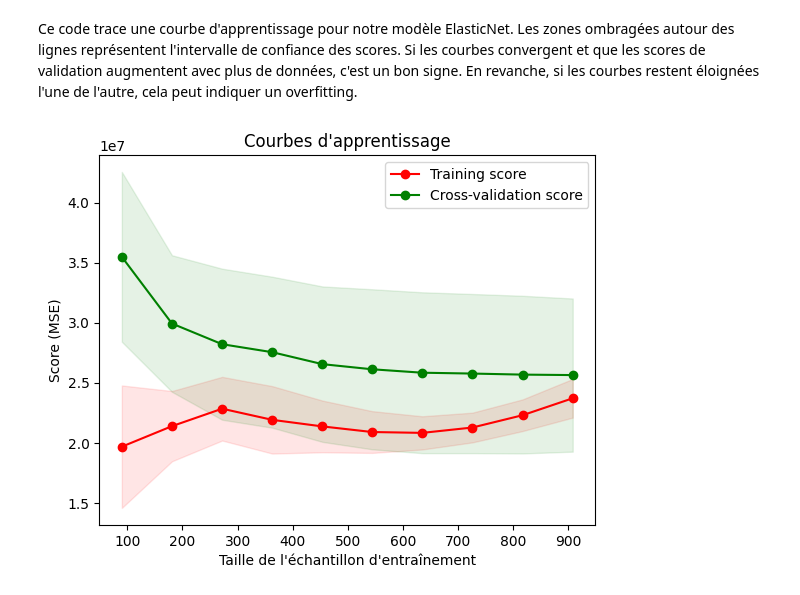
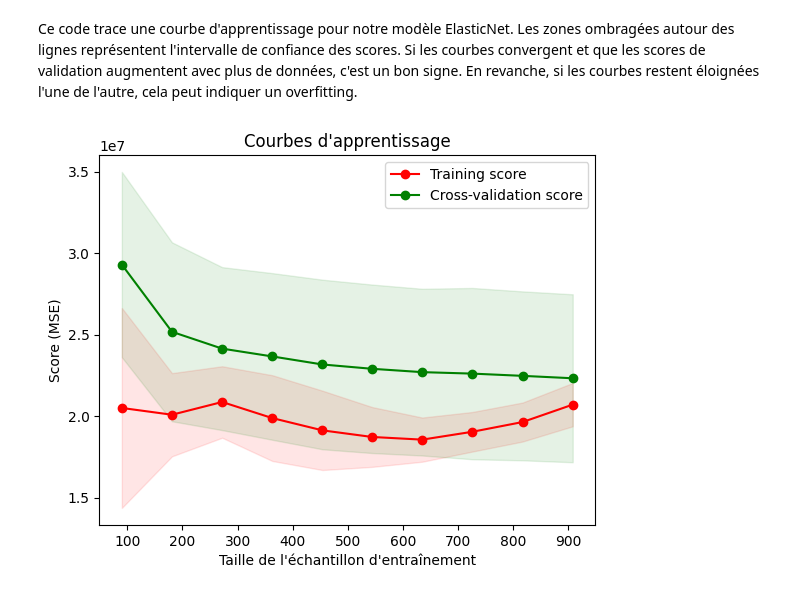
Before and after one commit to AntoineMLD/AssurePeopleUsa, a Jupyter notebook: modelisation.ipynb, the cells around one changed output. Drawn from its saved outputs; the diff is of its cells as text; code cells hidden in the pictures.

```diff
--- a/modelisation.ipynb
+++ b/modelisation.ipynb
@@ -325,32 +117,32 @@ import numpy as np
 import matplotlib.pyplot as plt
 
 # Définir les intervalles pour la taille de l'échantillon d'entraînement
 train_sizes = np.linspace(0.1, 1.0, 10)
 
 # Calculer les courbes d'apprentissage
 train_sizes, train_scores, validation_scores = learning_curve(
-    grid.best_estimator_, X_train, y_train, train_sizes=train_sizes, cv=5, scoring='neg_mean_squared_error'
+    bestModel.best_estimator_, X_train, y_train, train_sizes=train_sizes, cv=5, scoring='neg_mean_squared_error'
 )
 
 # Calculer la moyenne et l'écart-type des scores d'entraînement et de validation
 train_scores_mean = -train_scores.mean(axis=1)
 train_scores_std = train_scores.std(axis=1)
 validation_scores_mean = -validation_scores.mean(axis=1)
 validation_scores_std = validation_scores.std(axis=1)
 
 # Tracer les courbes d'apprentissage
 plt.figure()
 plt.fill_between(train_sizes, train_scores_mean - train_scores_std,
                  train_scores_mean + train_scores_std, alpha=0.1, color="r")
 plt.fill_between(train_sizes, validation_scores_mean - validation_scores_std,
                  validation_scores_mean + validation_scores_std, alpha=0.1, color="g")
 plt.plot(train_sizes, train_scores_mean, 'o-', color="r", label="Training score")
 plt.plot(train_sizes, validation_scores_mean, 'o-', color="g", label="Cross-validation score")
 
 plt.title("Courbes d'apprentissage")
 plt.xlabel("Taille de l'échantillon d'entraînement")
 plt.ylabel("Score (MSE)")
 plt.legend(loc="best")
 plt.show()
 # %% [output]
-[figure, old version]
+[figure, new version]
```
Also changed, not shown: parts of 8 cells of this notebook, 6 other files.
